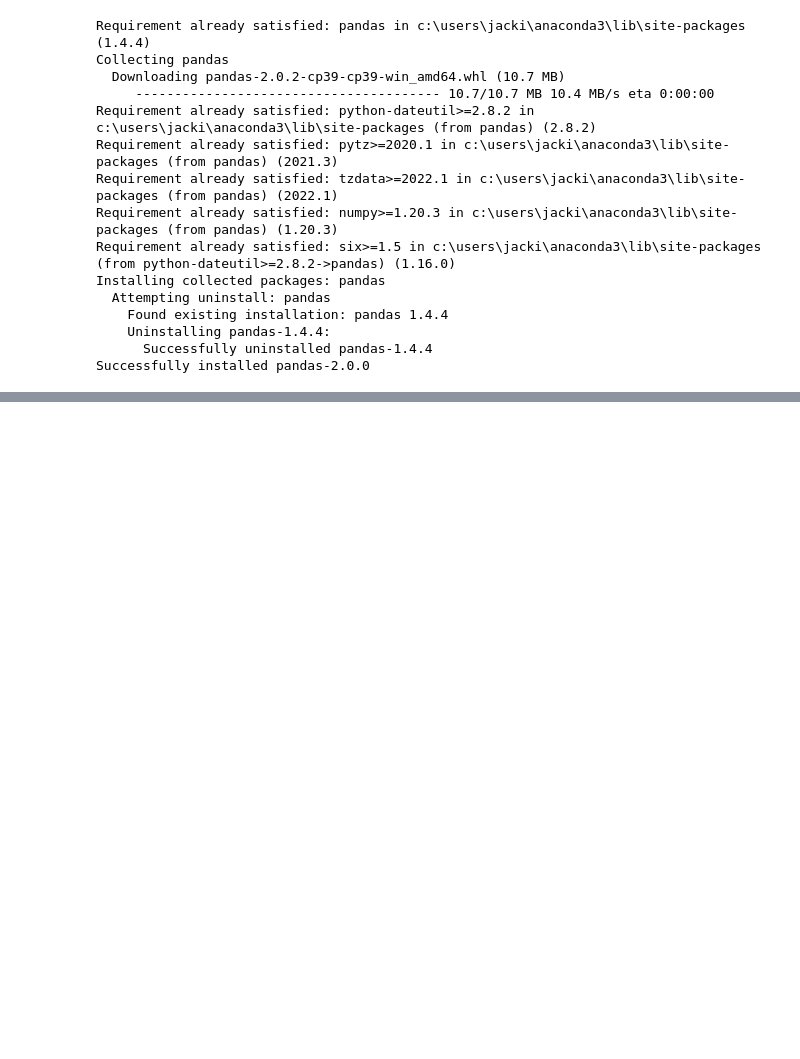
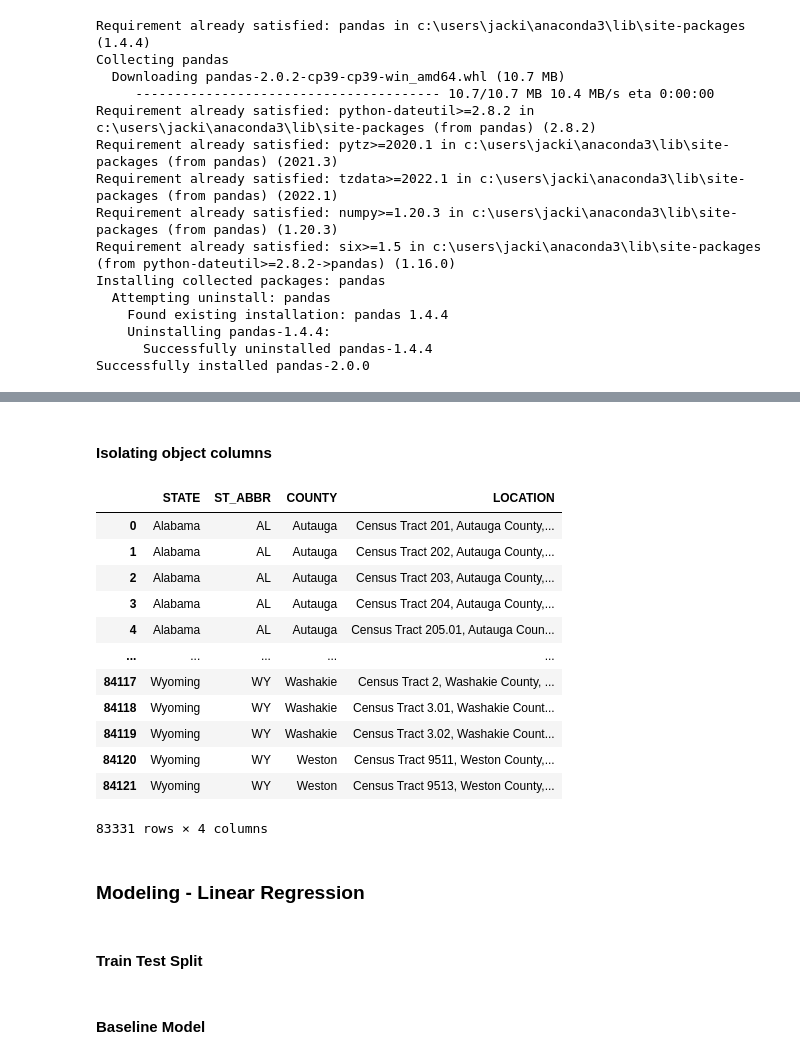
Before and after one commit to jpetersen626/GA_TOP_Sprint_2023, a Jupyter notebook: code/SVI_EDA_Modeling.ipynb, the cells around one changed output, grey strips where cells are left out. Cells and saved outputs as stored; diff of their text form; code cells hidden in the pictures; blank space fills up the shorter version.

Commit message:
modeled SVI data

```diff
--- a/code/SVI_EDA_Modeling.ipynb
+++ b/code/SVI_EDA_Modeling.ipynb
@@ -51,0 +168,20 @@ memory usage: 101.4+ MB
+# %% [markdown]
+#### Isolating object columns
+# %%
+df.select_dtypes(include='object')
+# %% [output]
+|  | STATE | ST_ABBR | COUNTY | LOCATION |
+| 0 | Alabama | AL | Autauga | Census Tract 201, Autauga County,... |
+| 1 | Alabama | AL | Autauga | Census Tract 202, Autauga County,... |
+| 2 | Alabama | AL | Autauga | Census Tract 203, Autauga County,... |
+| 3 | Alabama | AL | Autauga | Census Tract 204, Autauga County,... |
+| 4 | Alabama | AL | Autauga | Census Tract 205.01, Autauga Coun... |
+| ... | ... | ... | ... | ... |
+| 84117 | Wyoming | WY | Washakie | Census Tract 2, Washakie County, ... |
+| 84118 | Wyoming | WY | Washakie | Census Tract 3.01, Washakie Count... |
+| 84119 | Wyoming | WY | Washakie | Census Tract 3.02, Washakie Count... |
+| 84120 | Wyoming | WY | Weston | Census Tract 9511, Weston County,... |
+| 84121 | Wyoming | WY | Weston | Census Tract 9513, Weston County,... |
+83331 rows × 4 columns
+# %% [markdown]
+### Modeling - Linear Regression
@@ -51,0 +198,2 @@ memory usage: 101.4+ MB
+# %% [markdown]
+#### Train Test Split
@@ -51,0 +205,2 @@ memory usage: 101.4+ MB
+# %% [markdown]
+#### Baseline Model
```
Also changed, not shown: parts of 38 cells of this notebook.
